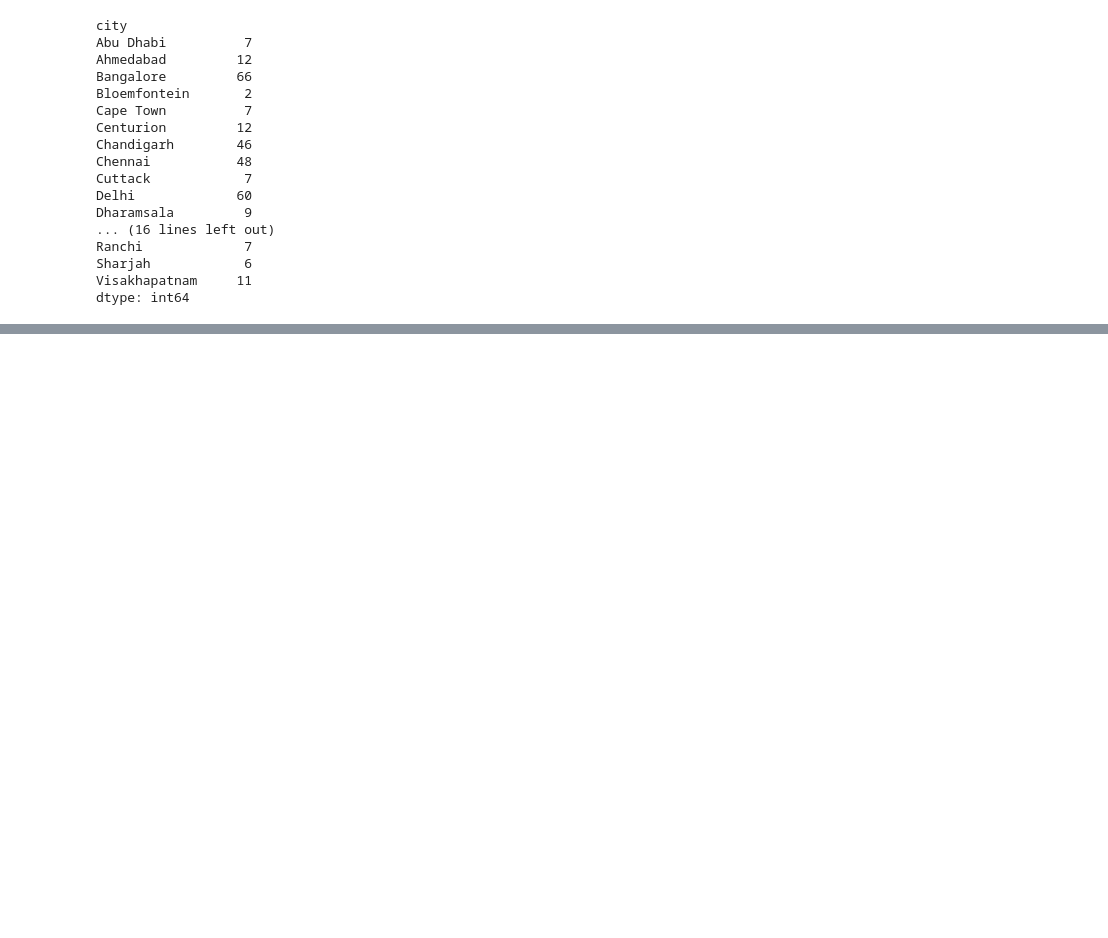
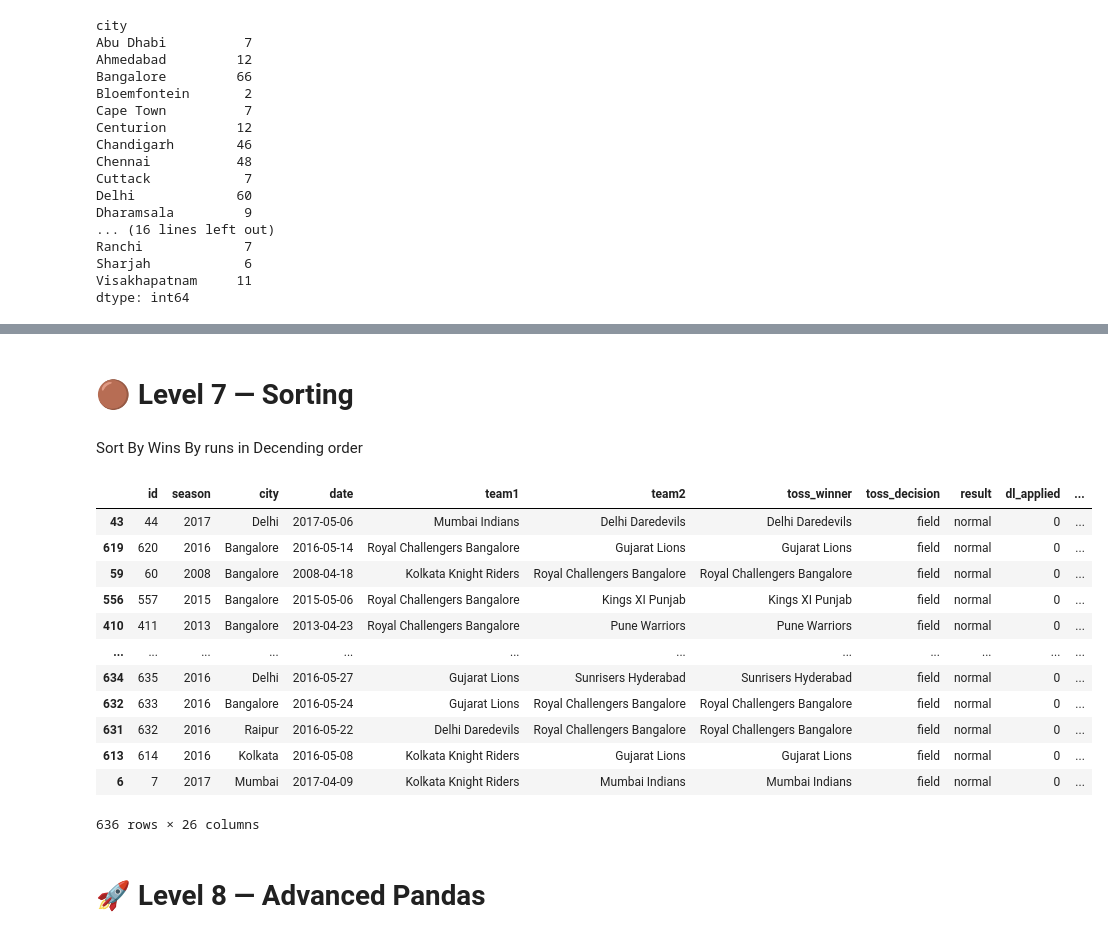
Before and after one commit to aliadrees/IPL-Pandas-Data-Analysis, a Jupyter notebook: ipl_dataAnalysis_project.ipynb, the cells around one changed output, grey strips where cells are left out. Cells and saved outputs as stored; diff of their text form; code cells hidden in the pictures; blank space fills up the shorter version.

Commit message:
Complete IPL Pandas analysis project

```diff
--- a/ipl_dataAnalysis_project.ipynb
+++ b/ipl_dataAnalysis_project.ipynb
@@ -537,0 +699,22 @@ dtype: int64
+# %% [markdown]
+# 🟤 Level 7 — Sorting
+# %% [markdown]
+Sort By Wins By runs in Decending order
+# %%
+ds.sort_values(['win_by_runs'],ascending=False)
+# %% [output]
+|  | id | season | city | date | team1 | team2 | toss_winner | toss_decision | result | dl_applied | ... |
+| 43 | 44 | 2017 | Delhi | 2017-05-06 | Mumbai Indians | Delhi Daredevils | Delhi Daredevils | field | normal | 0 | ... |
+| 619 | 620 | 2016 | Bangalore | 2016-05-14 | Royal Challengers Bangalore | Gujarat Lions | Gujarat Lions | field | normal | 0 | ... |
+| 59 | 60 | 2008 | Bangalore | 2008-04-18 | Kolkata Knight Riders | Royal Challengers Bangalore | Royal Challengers Bangalore | field | normal | 0 | ... |
+| 556 | 557 | 2015 | Bangalore | 2015-05-06 | Royal Challengers Bangalore | Kings XI Punjab | Kings XI Punjab | field | normal | 0 | ... |
+| 410 | 411 | 2013 | Bangalore | 2013-04-23 | Royal Challengers Bangalore | Pune Warriors | Pune Warriors | field | normal | 0 | ... |
+| ... | ... | ... | ... | ... | ... | ... | ... | ... | ... | ... | ... |
+| 634 | 635 | 2016 | Delhi | 2016-05-27 | Gujarat Lions | Sunrisers Hyderabad | Sunrisers Hyderabad | field | normal | 0 | ... |
+| 632 | 633 | 2016 | Bangalore | 2016-05-24 | Gujarat Lions | Royal Challengers Bangalore | Royal Challengers Bangalore | field | normal | 0 | ... |
+| 631 | 632 | 2016 | Raipur | 2016-05-22 | Delhi Daredevils | Royal Challengers Bangalore | Royal Challengers Bangalore | field | normal | 0 | ... |
+| 613 | 614 | 2016 | Kolkata | 2016-05-08 | Kolkata Knight Riders | Gujarat Lions | Gujarat Lions | field | normal | 0 | ... |
+| 6 | 7 | 2017 | Mumbai | 2017-04-09 | Kolkata Knight Riders | Mumbai Indians | Mumbai Indians | field | normal | 0 | ... |
+636 rows × 26 columns
+# %% [markdown]
+# 🚀 Level 8 — Advanced Pandas
```
Also changed, not shown: parts of 52 cells of this notebook, 1 other file.
